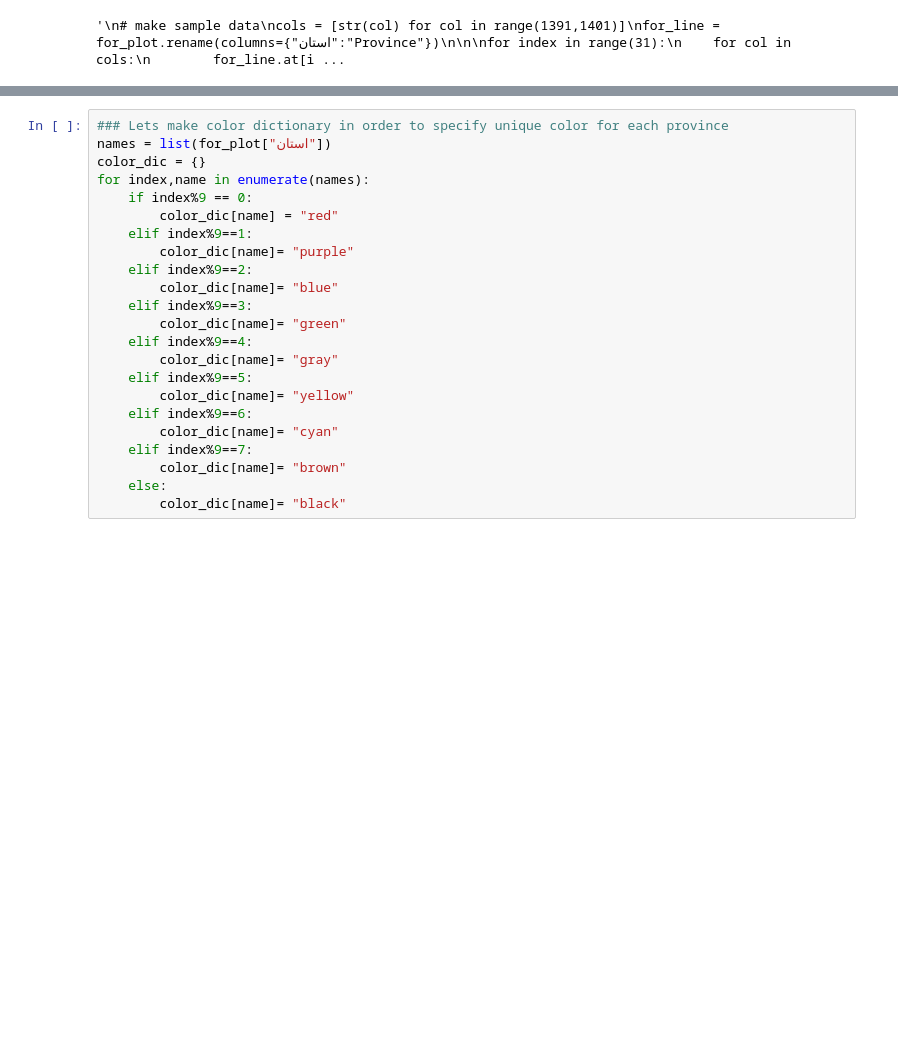
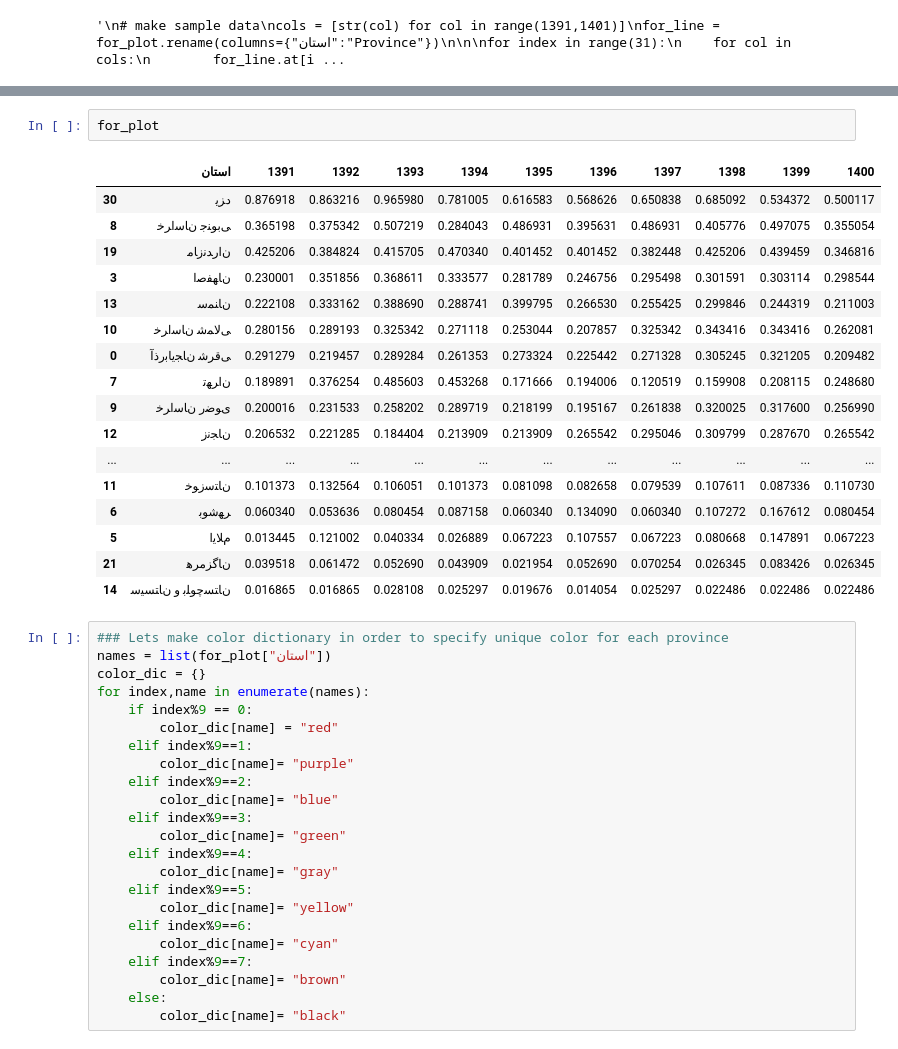
Before and after one commit to arianGh1/Konkoor, a Jupyter notebook: analysis.ipynb, the cells around one changed output, grey strips where cells are left out. Saved outputs shown, nothing was run; the diff lists cells and outputs as text; blank space fills up the shorter version.

```diff
--- a/analysis.ipynb
+++ b/analysis.ipynb
@@ -267,3 +267,23 @@ fig.savefig("exports/heatmap.png",bbox_inches='tight',dpi=300)
+# %%
+for_plot
+# %% [output]
+|  | استان | 1391 | 1392 | 1393 | 1394 | 1395 | 1396 | 1397 | 1398 | 1399 | 1400 |
+| 30 | ﺩﺰﯾ | 0.876918 | 0.863216 | 0.965980 | 0.781005 | 0.616583 | 0.568626 | 0.650838 | 0.685092 | 0.534372 | 0.500117 |
+| 8 | ﯽﺑﻮﻨﺟ ﻥﺎﺳﺍﺮﺧ | 0.365198 | 0.375342 | 0.507219 | 0.284043 | 0.486931 | 0.395631 | 0.486931 | 0.405776 | 0.497075 | 0.355054 |
+| 19 | ﻥﺍﺭﺪﻧﺯﺎﻣ | 0.425206 | 0.384824 | 0.415705 | 0.470340 | 0.401452 | 0.401452 | 0.382448 | 0.425206 | 0.439459 | 0.346816 |
+| 3 | ﻥﺎﻬﻔﺻﺍ | 0.230001 | 0.351856 | 0.368611 | 0.333577 | 0.281789 | 0.246756 | 0.295498 | 0.301591 | 0.303114 | 0.298544 |
+| 13 | ﻥﺎﻨﻤﺳ | 0.222108 | 0.333162 | 0.388690 | 0.288741 | 0.399795 | 0.266530 | 0.255425 | 0.299846 | 0.244319 | 0.211003 |
+| 10 | ﯽﻟﺎﻤﺷ ﻥﺎﺳﺍﺮﺧ | 0.280156 | 0.289193 | 0.325342 | 0.271118 | 0.253044 | 0.207857 | 0.325342 | 0.343416 | 0.343416 | 0.262081 |
+| 0 | ﯽﻗﺮﺷ ﻥﺎﺠﯾﺎﺑﺭﺫﺁ | 0.291279 | 0.219457 | 0.289284 | 0.261353 | 0.273324 | 0.225442 | 0.271328 | 0.305245 | 0.321205 | 0.209482 |
+| 7 | ﻥﺍﺮﻬﺗ | 0.189891 | 0.376254 | 0.485603 | 0.453268 | 0.171666 | 0.194006 | 0.120519 | 0.159908 | 0.208115 | 0.248680 |
+| 9 | ﯼﻮﺿﺭ ﻥﺎﺳﺍﺮﺧ | 0.200016 | 0.231533 | 0.258202 | 0.289719 | 0.218199 | 0.195167 | 0.261838 | 0.320025 | 0.317600 | 0.256990 |
+| 12 | ﻥﺎﺠﻧﺯ | 0.206532 | 0.221285 | 0.184404 | 0.213909 | 0.213909 | 0.265542 | 0.295046 | 0.309799 | 0.287670 | 0.265542 |
+| ... | ... | ... | ... | ... | ... | ... | ... | ... | ... | ... | ... |
+| 11 | ﻥﺎﺘﺳﺯﻮﺧ | 0.101373 | 0.132564 | 0.106051 | 0.101373 | 0.081098 | 0.082658 | 0.079539 | 0.107611 | 0.087336 | 0.110730 |
+| 6 | ﺮﻬﺷﻮﺑ | 0.060340 | 0.053636 | 0.080454 | 0.087158 | 0.060340 | 0.134090 | 0.060340 | 0.107272 | 0.167612 | 0.080454 |
+| 5 | ﻡﻼﯾﺍ | 0.013445 | 0.121002 | 0.040334 | 0.026889 | 0.067223 | 0.107557 | 0.067223 | 0.080668 | 0.147891 | 0.067223 |
+| 21 | ﻥﺎﮔﺰﻣﺮﻫ | 0.039518 | 0.061472 | 0.052690 | 0.043909 | 0.021954 | 0.052690 | 0.070254 | 0.026345 | 0.083426 | 0.026345 |
+| 14 | ﻥﺎﺘﺴﭼﻮﻠﺑ ﻭ ﻥﺎﺘﺴﯿﺳ | 0.016865 | 0.016865 | 0.028108 | 0.025297 | 0.019676 | 0.014054 | 0.025297 | 0.022486 | 0.022486 | 0.022486 |
 # %%
 ### Lets make color dictionary in order to specify unique color for each province
 names = list(for_plot["استان"])
```
Also changed, not shown: parts of 3 cells of this notebook, 10 other files.
